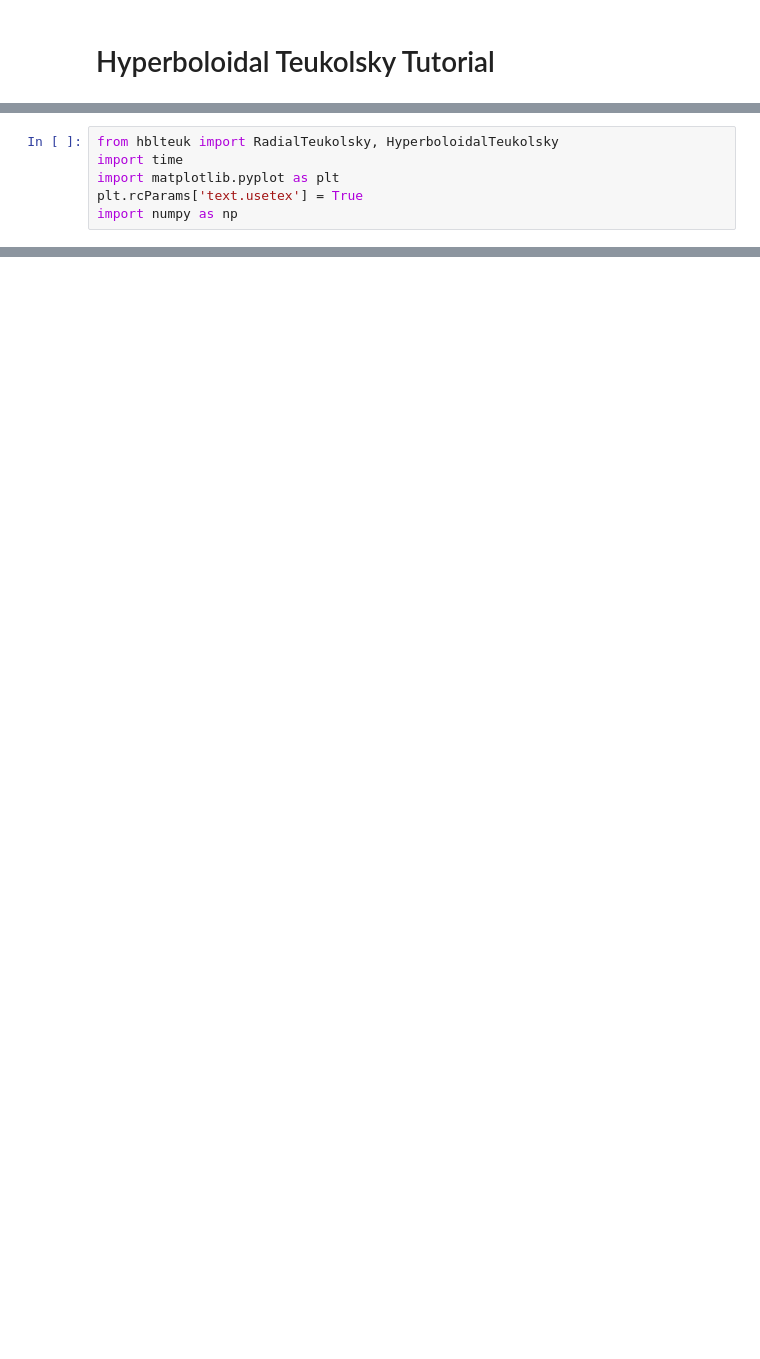
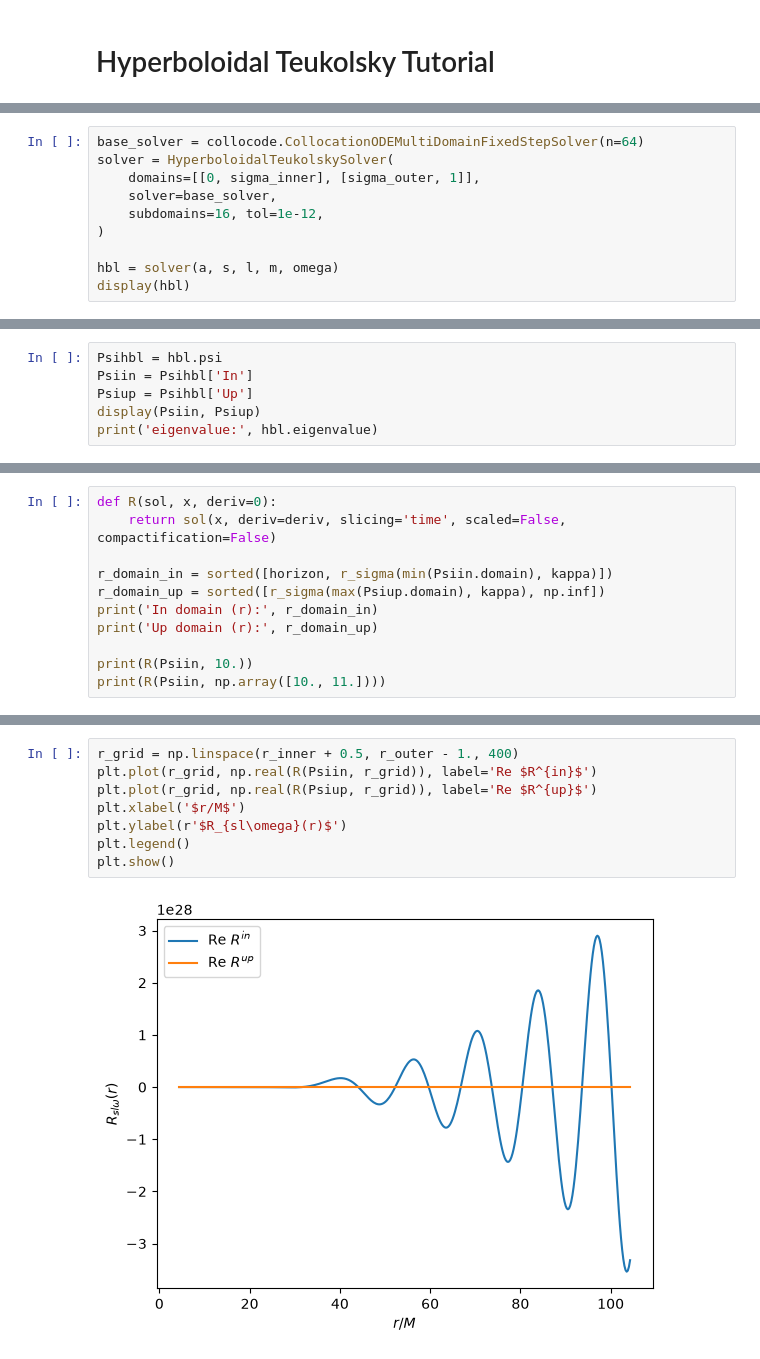
Before and after one commit to znasipak/hbl-teukolsky, a Jupyter notebook: tutorial.ipynb, the cells around one changed output, grey strips where cells are left out. Saved outputs shown, nothing was run; the diff lists cells and outputs as text; blank space fills up the shorter version.

```diff
--- a/tutorial.ipynb
+++ b/tutorial.ipynb
@@ -5,6 +2,0 @@ First we load in the python package, namely the classes RadialTeukolsky and Hype
-# %%
-from hblteuk import RadialTeukolsky, HyperboloidalTeukolsky
-import time
-import matplotlib.pyplot as plt
-plt.rcParams['text.usetex'] = True
-import numpy as np
@@ -252,0 +42,10 @@ plt.show()
+# %%
+base_solver = collocode.CollocationODEMultiDomainFixedStepSolver(n=64)
+solver = HyperboloidalTeukolskySolver(
+    domains=[[0, sigma_inner], [sigma_outer, 1]],
+    solver=base_solver,
+    subdomains=16, tol=1e-12,
+)
+
+hbl = solver(a, s, l, m, omega)
+display(hbl)
@@ -252,0 +64,6 @@ plt.show()
+# %%
+Psihbl = hbl.psi
+Psiin = Psihbl['In']
+Psiup = Psihbl['Up']
+display(Psiin, Psiup)
+print('eigenvalue:', hbl.eigenvalue)
@@ -252,0 +118,11 @@ plt.show()
+# %%
+def R(sol, x, deriv=0):
+    return sol(x, deriv=deriv, slicing='time', scaled=False, compactification=False)
+
+r_domain_in = sorted([horizon, r_sigma(min(Psiin.domain), kappa)])
+r_domain_up = sorted([r_sigma(max(Psiup.domain), kappa), np.inf])
+print('In domain (r):', r_domain_in)
+print('Up domain (r):', r_domain_up)
+
+print(R(Psiin, 10.))
+print(R(Psiin, np.array([10., 11.])))
@@ -252,0 +134,10 @@ plt.show()
+# %%
+r_grid = np.linspace(r_inner + 0.5, r_outer - 1., 400)
+plt.plot(r_grid, np.real(R(Psiin, r_grid)), label='Re $R^{in}$')
+plt.plot(r_grid, np.real(R(Psiup, r_grid)), label='Re $R^{up}$')
+plt.xlabel('$r/M$')
+plt.ylabel(r'$R_{sl\omega}(r)$')
+plt.legend()
+plt.show()
+# %% [output]
+[figure, added]
```
Also changed, not shown: parts of 83 cells of this notebook, 9 other files.
